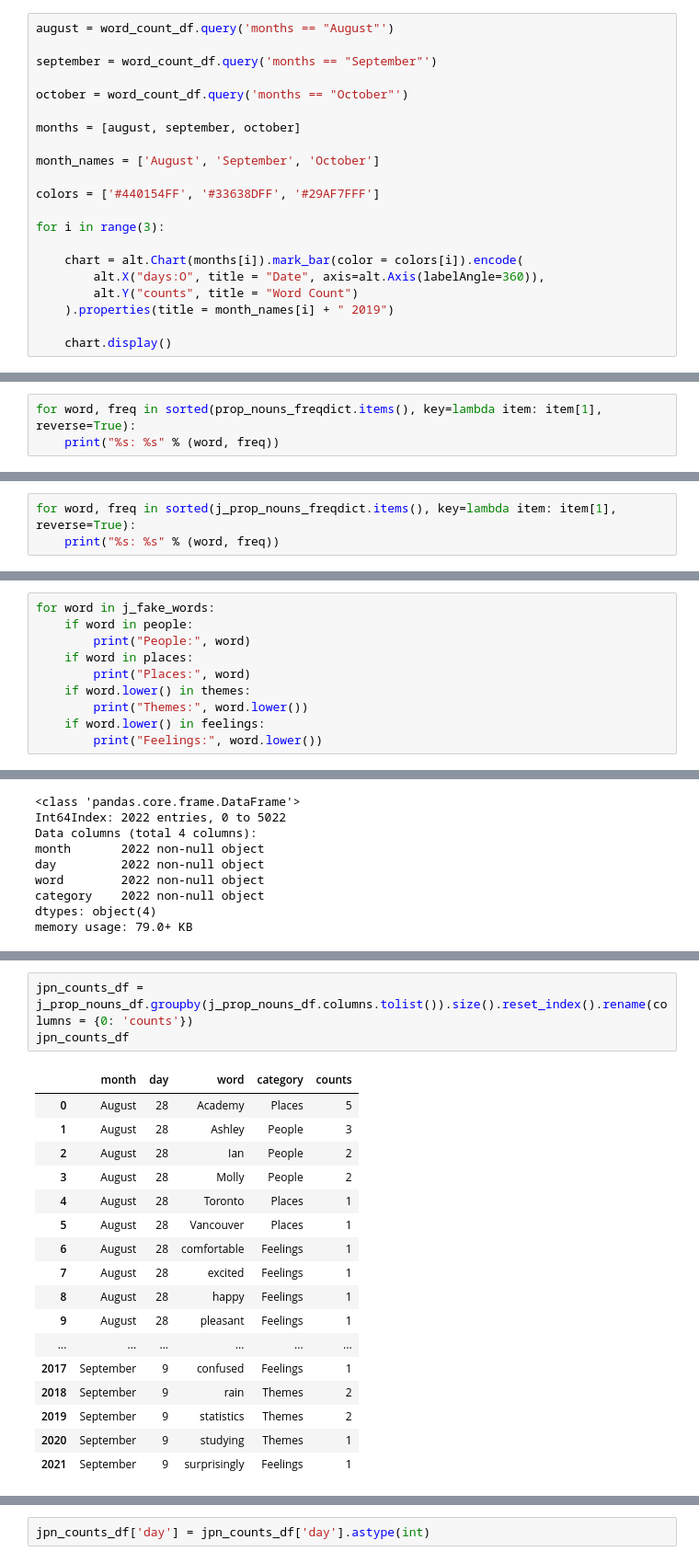
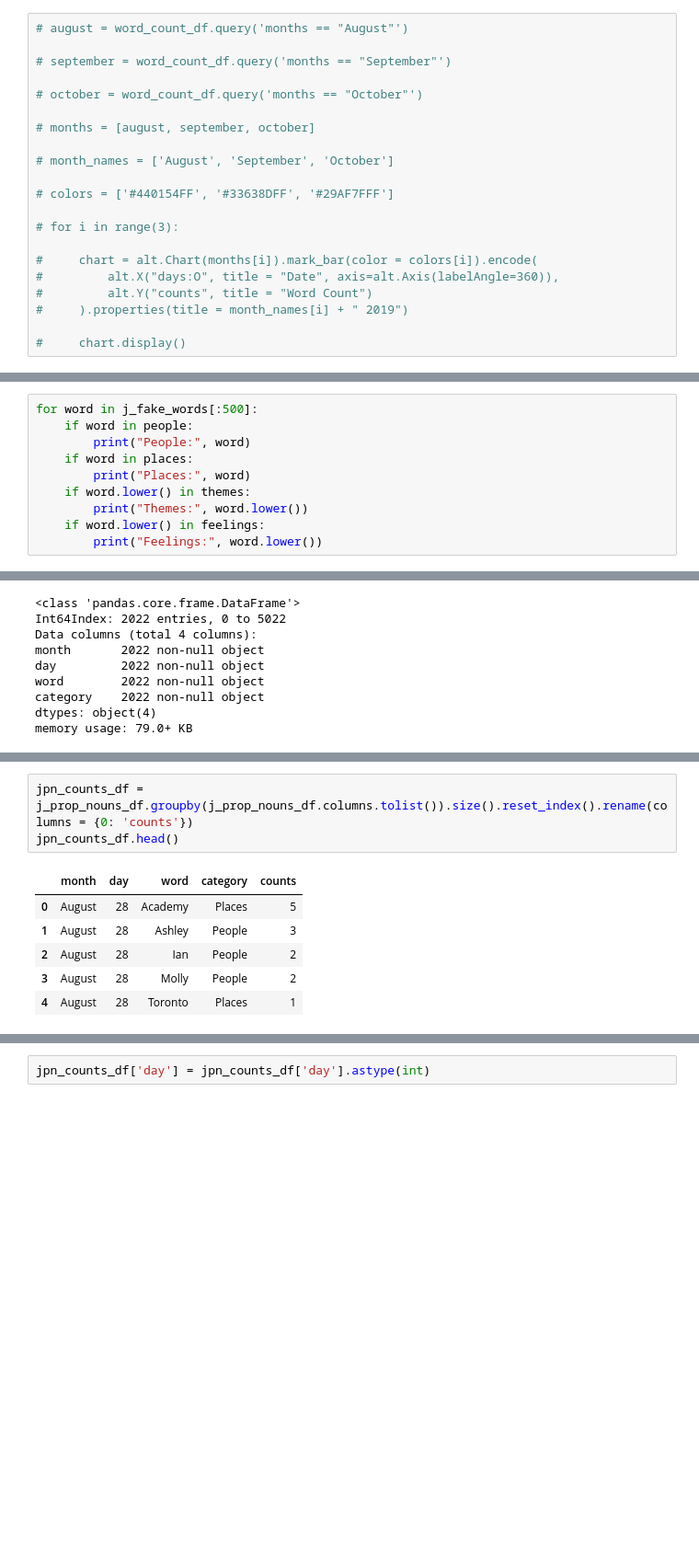
Before and after one commit to SerenaHuang19/J2019_text_analysis, a Jupyter notebook: J2019-2_text-analysis.ipynb, the cells around one changed output, grey strips where cells are left out. Shown at 92% size. Cells and saved outputs as stored; diff of their text form; blank space fills up the shorter version.

```diff
--- a/J2019-2_text-analysis.ipynb
+++ b/J2019-2_text-analysis.ipynb
@@ -511,23 +373,23 @@ word_count_df['days'] = word_count_df['days'].astype(int)
 # %%
 j_word_count_df['days'] = j_word_count_df['days'].astype(int)
 # %%
-august = word_count_df.query('months == "August"')
+# august = word_count_df.query('months == "August"')
 
-september = word_count_df.query('months == "September"')
+# september = word_count_df.query('months == "September"')
 
-october = word_count_df.query('months == "October"')
+# october = word_count_df.query('months == "October"')
 
-months = [august, september, october]
+# months = [august, september, october]
 
-month_names = ['August', 'September', 'October']
+# month_names = ['August', 'September', 'October']
 
-colors = ['#440154FF', '#33638DFF', '#29AF7FFF']
+# colors = ['#440154FF', '#33638DFF', '#29AF7FFF']
 
-for i in range(3):
+# for i in range(3):
 
-    chart = alt.Chart(months[i]).mark_bar(color = colors[i]).encode(
-        alt.X("days:O", title = "Date", axis=alt.Axis(labelAngle=360)),
-        alt.Y("counts", title = "Word Count")
-    ).properties(title = month_names[i] + " 2019")
+#     chart = alt.Chart(months[i]).mark_bar(color = colors[i]).encode(
+#         alt.X("days:O", title = "Date", axis=alt.Axis(labelAngle=360)),
+#         alt.Y("counts", title = "Word Count")
+#     ).properties(title = month_names[i] + " 2019")
 
-    chart.display()
+#     chart.display()
@@ -613,6 +465,3 @@ j_word_count_df.groupby('months').describe()
 | November | 30.0 | 15.5 | 8.803408 | 1.0 | 8.25 | 15.5 | 22.75 | 30.0 | 30.0 | 2194.733333 | 779.783477 | ... |
 | October | 31.0 | 16.0 | 9.092121 | 1.0 | 8.50 | 16.0 | 23.50 | 31.0 | 31.0 | 1915.032258 | 747.502218 | ... |
 | September | 30.0 | 15.5 | 8.803408 | 1.0 | 8.25 | 15.5 | 22.75 | 30.0 | 30.0 | 1292.333333 | 369.879695 | ... |
-# %%
-for word, freq in sorted(prop_nouns_freqdict.items(), key=lambda item: item[1], reverse=True):
-    print("%s: %s" % (word, freq))
@@ -637,3 +467,0 @@ Nest:: 1
-# %%
-for word, freq in sorted(j_prop_nouns_freqdict.items(), key=lambda item: item[1], reverse=True):
-    print("%s: %s" % (word, freq))
@@ -696,7 +506,7 @@ print(adverbs_set)
 #     if word.lower() in feelings:
 #         print("Feelings:", word.lower())
 # %%
-for word in j_fake_words:
+for word in j_fake_words[:500]:
     if word in people:
         print("People:", word)
     if word in places:
@@ -946,21 +690,10 @@ pn_counts_df
 # %%
 jpn_counts_df = j_prop_nouns_df.groupby(j_prop_nouns_df.columns.tolist()).size().reset_index().rename(columns = {0: 'counts'})
-jpn_counts_df
+jpn_counts_df.head()
 # %% [output]
 |  | month | day | word | category | counts |
 | 0 | August | 28 | Academy | Places | 5 |
 | 1 | August | 28 | Ashley | People | 3 |
 | 2 | August | 28 | Ian | People | 2 |
 | 3 | August | 28 | Molly | People | 2 |
 | 4 | August | 28 | Toronto | Places | 1 |
-| 5 | August | 28 | Vancouver | Places | 1 |
-| 6 | August | 28 | comfortable | Feelings | 1 |
-| 7 | August | 28 | excited | Feelings | 1 |
-| 8 | August | 28 | happy | Feelings | 1 |
-| 9 | August | 28 | pleasant | Feelings | 1 |
-| ... | ... | ... | ... | ... | ... |
-| 2017 | September | 9 | confused | Feelings | 1 |
-| 2018 | September | 9 | rain | Themes | 2 |
-| 2019 | September | 9 | statistics | Themes | 2 |
-| 2020 | September | 9 | studying | Themes | 1 |
-| 2021 | September | 9 | surprisingly | Feelings | 1 |
```
Also changed, not shown: parts of 43 cells of this notebook.
